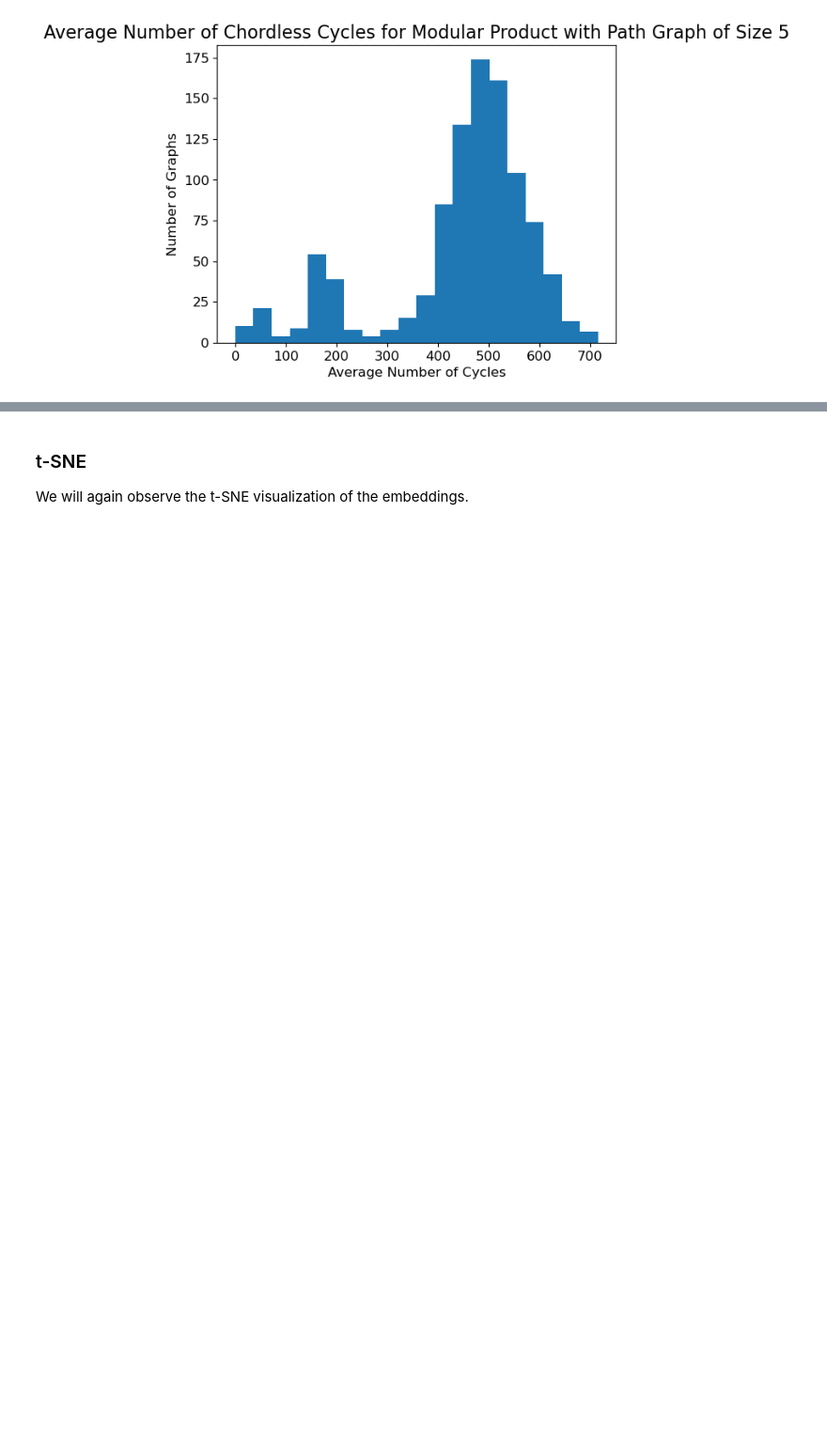
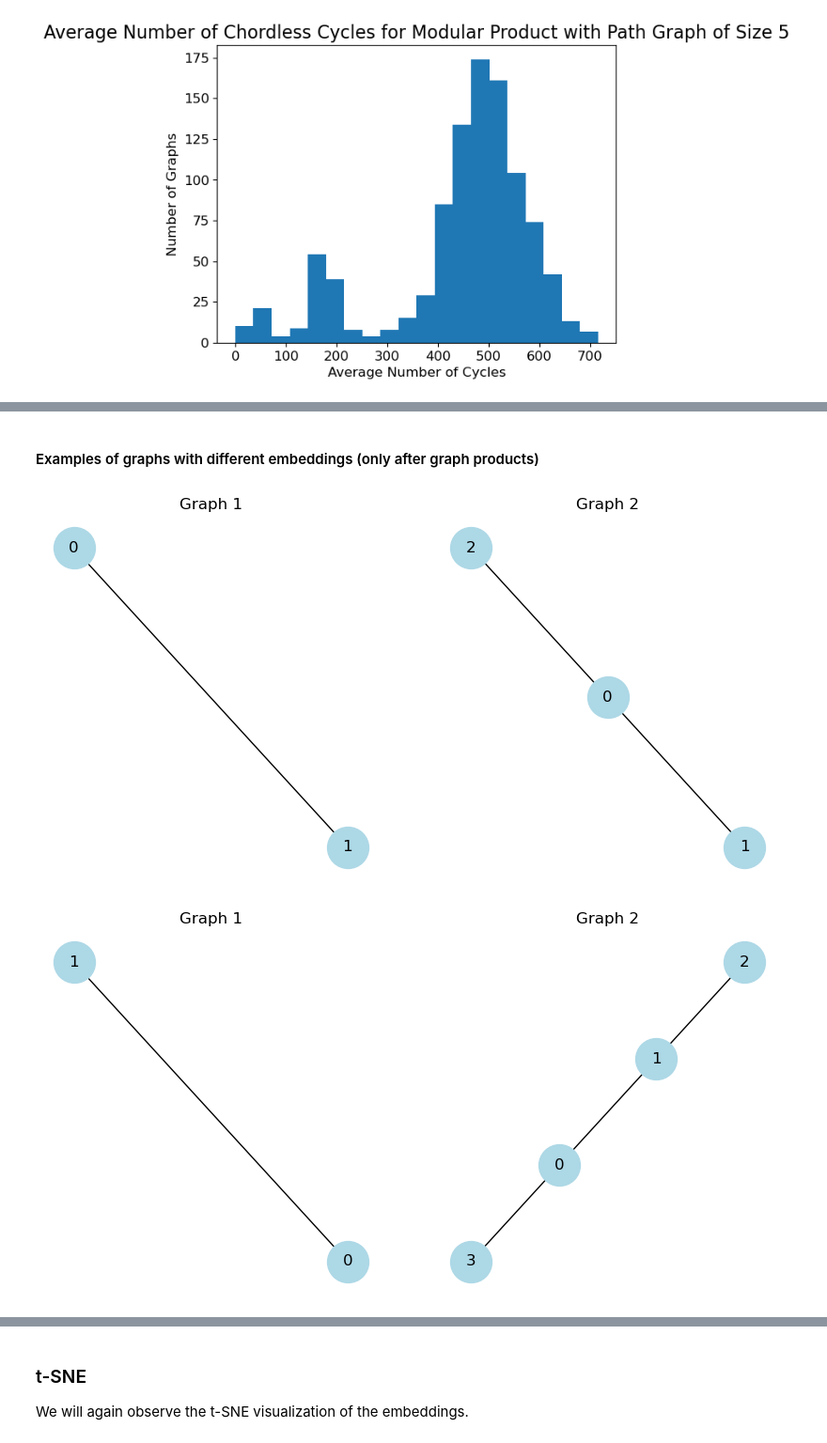
Before and after one commit to max-seeli/graph-gumbo, a Jupyter notebook: simple_product_embedding.ipynb, the cells around one changed output, grey strips where cells are left out. Shown at 94% size. Cells and saved outputs as stored; diff of their text form; code cells hidden in the pictures; blank space fills up the shorter version.

Commit message:
Added comparative analysis for chordless cycles

```diff
--- a/simple_product_embedding.ipynb
+++ b/simple_product_embedding.ipynb
@@ -652,0 +659,3 @@ plt.show()
+# %%
+chord_original_idx = chord_cycle_results[1]
+chord_comparative_idx = chord_cycle_product_results.loc['K7', 'Tensor'][1]
@@ -652,0 +678,9 @@ plt.show()
+# %% [markdown]
+#### Examples of graphs with different embeddings (only after graph products)
+# %%
+chord_different_only_after_idx = chord_original_idx - chord_comparative_idx
+
+plot_dual_examples(chord_different_only_after_idx)
+# %% [output]
+[figure, added]
+[figure, added]
```
Also changed, not shown: parts of 18 cells of this notebook.
